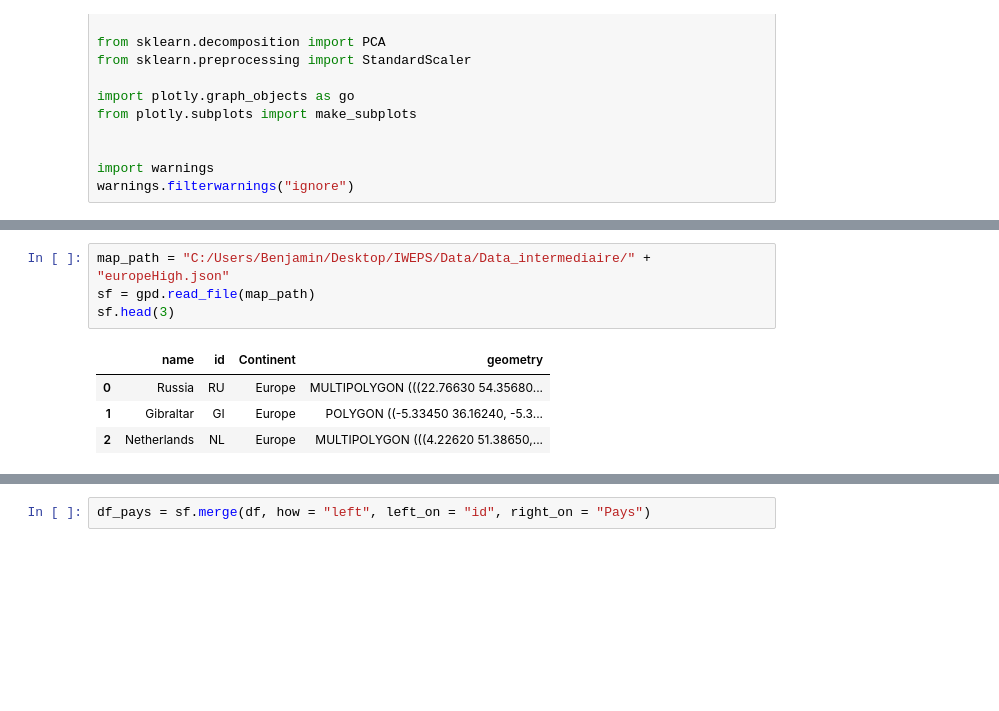
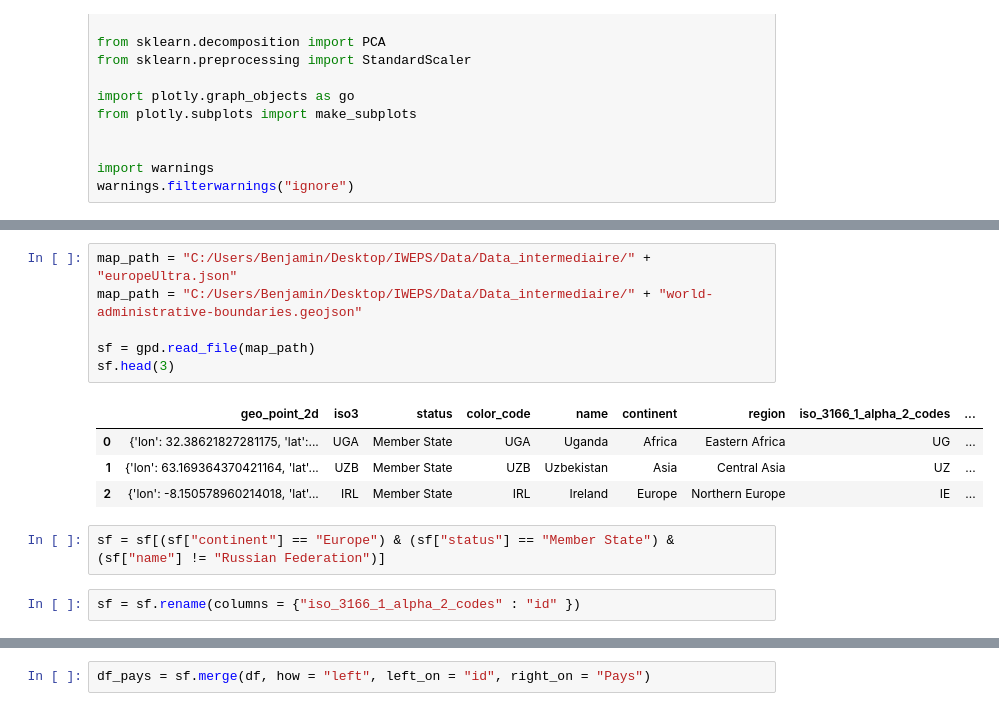
Before and after one commit to bbasa1/Stage_2A_IWEPS, a Jupyter notebook: Cartes_Python.ipynb, the cells around one changed output, grey strips where cells are left out. Saved outputs shown, nothing was run; the diff lists cells and outputs as text; blank space fills up the shorter version.

```diff
--- a/Cartes_Python.ipynb
+++ b/Cartes_Python.ipynb
@@ -48,9 +30,15 @@ df
 # %%
-map_path = "C:/Users/Benjamin/Desktop/IWEPS/Data/Data_intermediaire/" + "europeHigh.json"
+map_path = "C:/Users/Benjamin/Desktop/IWEPS/Data/Data_intermediaire/" + "europeUltra.json"
+map_path = "C:/Users/Benjamin/Desktop/IWEPS/Data/Data_intermediaire/" + "world-administrative-boundaries.geojson"
+
 sf = gpd.read_file(map_path)
 sf.head(3)
 # %% [output]
-|  | name | id | Continent | geometry |
-| 0 | Russia | RU | Europe | MULTIPOLYGON (((22.76630 54.35680... |
-| 1 | Gibraltar | GI | Europe | POLYGON ((-5.33450 36.16240, -5.3... |
-| 2 | Netherlands | NL | Europe | MULTIPOLYGON (((4.22620 51.38650,... |
+|  | geo_point_2d | iso3 | status | color_code | name | continent | region | iso_3166_1_alpha_2_codes | ... |
+| 0 | {'lon': 32.38621827281175, 'lat':... | UGA | Member State | UGA | Uganda | Africa | Eastern Africa | UG | ... |
+| 1 | {'lon': 63.169364370421164, 'lat'... | UZB | Member State | UZB | Uzbekistan | Asia | Central Asia | UZ | ... |
+| 2 | {'lon': -8.150578960214018, 'lat'... | IRL | Member State | IRL | Ireland | Europe | Northern Europe | IE | ... |
+# %%
+sf = sf[(sf["continent"] == "Europe") & (sf["status"] == "Member State") & (sf["name"] != "Russian Federation")]
+# %%
+sf = sf.rename(columns = {"iso_3166_1_alpha_2_codes" : "id" })
```
Also changed, not shown: parts of 11 cells of this notebook, 6 other files.
